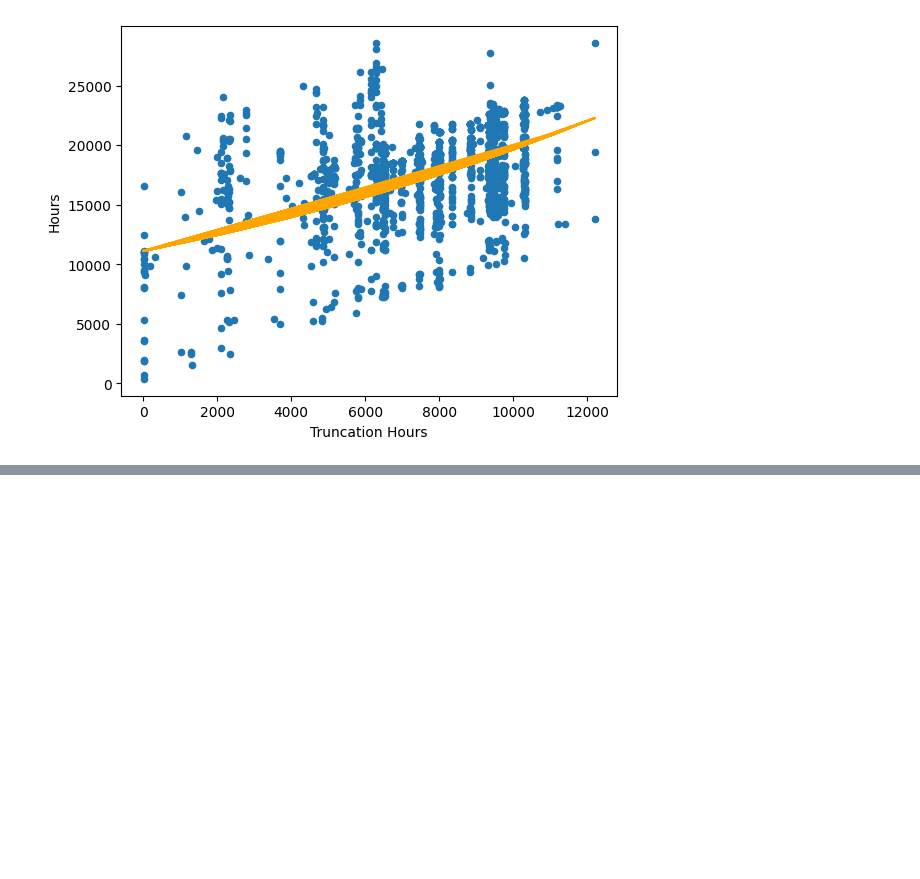
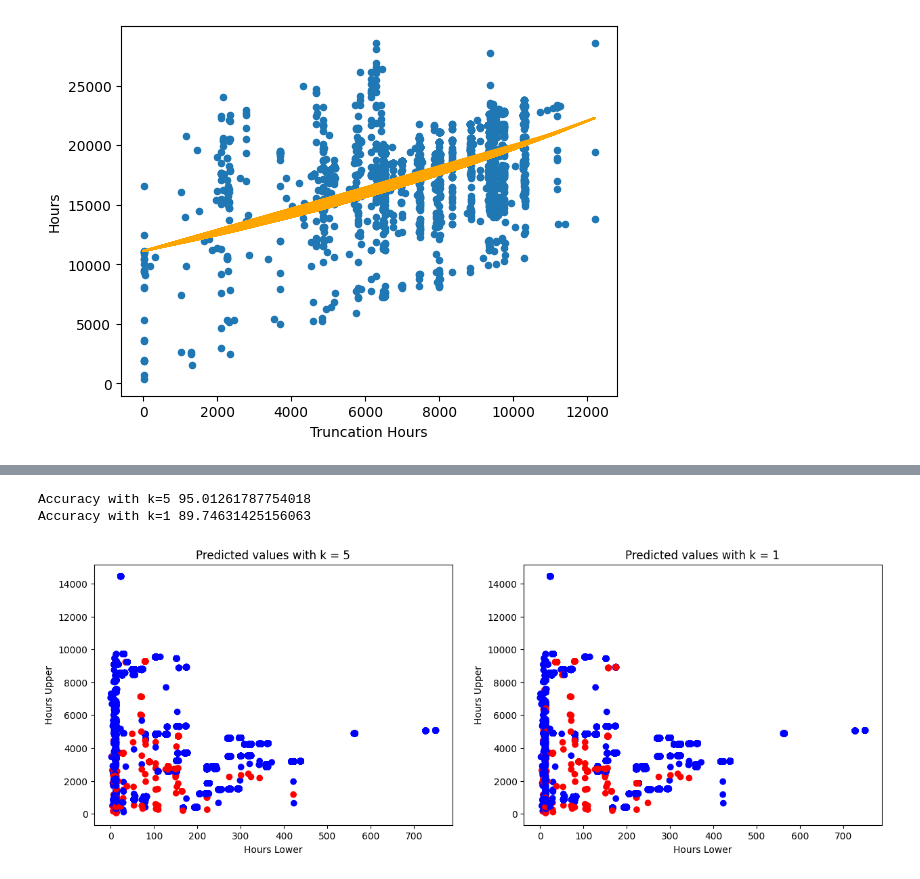
Before and after one commit to football3o/cs105_final, a Jupyter notebook: Final_Project.ipynb, the cells around one changed output, grey strips where cells are left out. Cells and saved outputs as stored; diff of their text form; code cells hidden in the pictures; blank space fills up the shorter version.

```diff
--- a/Final_Project.ipynb
+++ b/Final_Project.ipynb
@@ -678,0 +727,46 @@ Feature names seen at fit time, yet now missing:
+# %%
+from sklearn.neighbors import KNeighborsClassifier as knc
+
+knn5 = knc(n_neighbors=5)
+knn1 = knc(n_neighbors=1)
+
+knn5.fit(x_train, y_train['Failed'])
+knn1.fit(x_train, y_train['Failed'])
+
+y_pred_5 = knn5.predict(x_test)
+y_pred_1 = knn1.predict(x_test)
+# %%
+from sklearn.metrics import accuracy_score
+y_test = bblaze_test[['Failed']]
+print("Accuracy with k=5", accuracy_score(y_test, y_pred_5)*100)
+print("Accuracy with k=1", accuracy_score(y_test, y_pred_1)*100)
+# %% [output]
+Accuracy with k=5 95.01261787754018
+Accuracy with k=1 89.74631425156063
+# %%
+y_pred_5_df = pd.DataFrame(y_pred_5)
+y_pred_5_df['Color'] = y_pred_5_df[0]
+y_pred_5_df['Color'] = y_pred_5_df['Color'].replace(0, 'blue') # not failed
+y_pred_5_df['Color'] = y_pred_5_df['Color'].replace(1, 'red') # failed
+
+y_pred_1_df = pd.DataFrame(y_pred_1)
+y_pred_1_df['Color'] = y_pred_1_df[0]
+y_pred_1_df['Color'] = y_pred_1_df['Color'].replace(0, 'blue') # not failed
+y_pred_1_df['Color'] = y_pred_1_df['Color'].replace(1, 'red') # failed
+# %%
+plt.figure(figsize = (15,5))
+plt.subplot(1,2,1)
+plt.scatter(x_test['Hours Lower'], x_test['Hours Upper'], c=y_pred_5_df['Color'])
+plt.title('Predicted values with k = 5')
+plt.xlabel('Hours Lower')
+plt.ylabel('Hours Upper')
+
+
+plt.subplot(1,2,2)
+plt.scatter(x_test['Hours Lower'], x_test['Hours Upper'], c=y_pred_1_df['Color'])
+plt.title('Predicted values with k = 1')
+plt.xlabel('Hours Lower')
+plt.ylabel('Hours Upper')
+plt.show()
+# %% [output]
+[figure, added]
```
Also changed, not shown: parts of 4 cells of this notebook.
